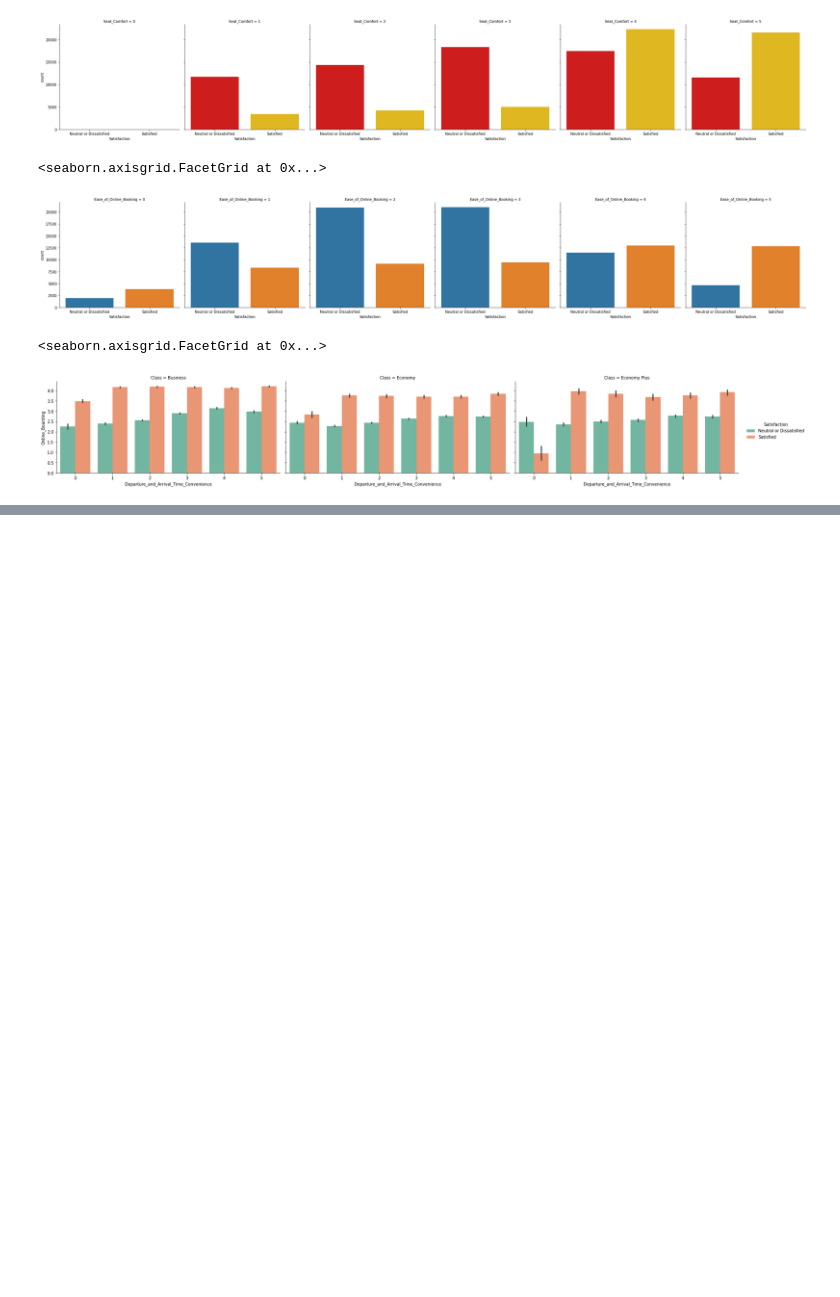
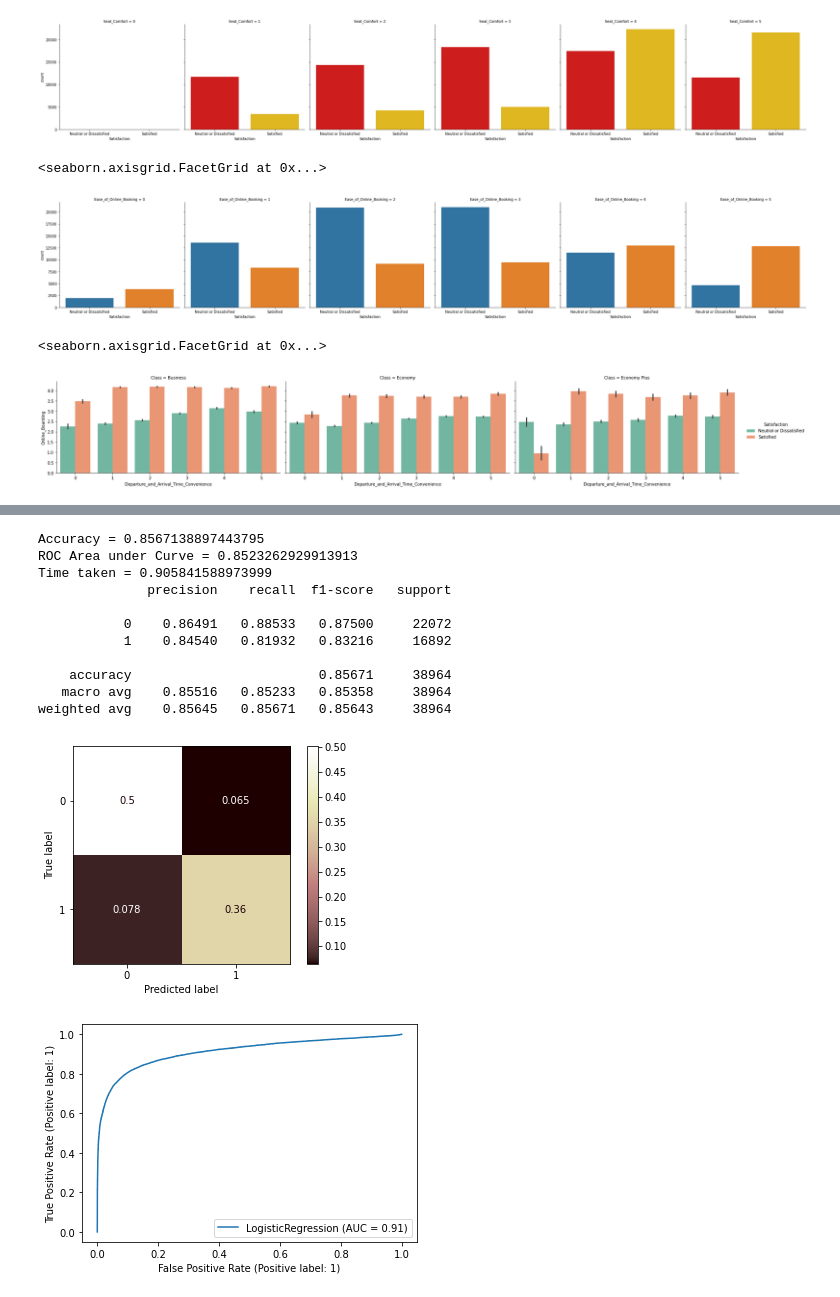
Before and after one commit to ibe-abu-chi/python_EDA, a Jupyter notebook: Airline_satisfaction.ipynb, the cells around one changed output, grey strips where cells are left out. Saved outputs shown, nothing was run; the diff lists cells and outputs as text; code cells hidden in the pictures; blank space fills up the shorter version.

```diff
--- a/Airline_satisfaction.ipynb
+++ b/Airline_satisfaction.ipynb
@@ -290,0 +345,5 @@ sns.stripplot(x='Age', y='Satisfaction', data=df, alpha=0.3, jitter=0.2, color='
+# %%
+r_scaler = preprocessing.MinMaxScaler()
+r_scaler.fit(df)
+modified_data = pd.DataFrame(r_scaler.transform(df), columns=df.columns)
+modified_data.head()
@@ -290,0 +406,52 @@ sns.stripplot(x='Age', y='Satisfaction', data=df, alpha=0.3, jitter=0.2, color='
+# %%
+X = df[['Type_of_Travel','In-flight_Wifi_Service','Online_Boarding','Seat_Comfort','Flight_Distance', 'In-flight_Entertainment','On-board_Service','Leg_Room_Service',
+        'Cleanliness','Check-in_Service', 'In-flight_Service', 'Baggage_Handling', 'Gender', 'Age']]
+y = df['Satisfaction']
+
+# Split into test and train
+X_train, X_test, y_train, y_test = train_test_split(X, y, test_size= .3, random_state=1)
+
+# Normalize Features
+scaler = StandardScaler()
+X_train = scaler.fit_transform(X_train)
+X_test = scaler.fit_transform(X_test)
+# %%
+def run_model(model, X_train, y_train, X_test, y_test, verbose=True):
+    t0=time.time()
+    if verbose == False:
+        model.fit(X_train,y_train.ravel(), verbose=0)
+    else:
+        model.fit(X_train,y_train.ravel())
+    y_pred = model.predict(X_test)
+    accuracy = accuracy_score(y_test, y_pred)
+    roc_auc = roc_auc_score(y_test, y_pred)
+    time_taken = time.time()-t0
+    print("Accuracy = {}".format(accuracy))
+    print("ROC Area under Curve = {}".format(roc_auc))
+    print("Time taken = {}".format(time_taken))
+    print(classification_report(y_test,y_pred,digits=5))
+    plot_confusion_matrix(model, X_test, y_test,cmap=plt.cm.pink, normalize = 'all')
+    plot_roc_curve(model, X_test, y_test)
+
+    return model, accuracy, roc_auc, time_taken
+# %%
+# Logistic Regression penalized with Elastic Net (L1 penalty = 50%, L2 penalty = 50%)
+
+params_lr = {'penalty': 'elasticnet', 'l1_ratio':0.5, 'solver': 'saga'}
+
+model_lr = LogisticRegression(**params_lr)
+model_lr, accuracy_lr, roc_auc_lr, tt_lr = run_model(model_lr, X_train, y_train, X_test, y_test)
+# %% [output]
+Accuracy = 0.8567138897443795
+ROC Area under Curve = 0.8523262929913913
+Time taken = 0.905841588973999
+              precision    recall  f1-score   support
+
+           0    0.86491   0.88533   0.87500     22072
+           1    0.84540   0.81932   0.83216     16892
+
+    accuracy                        0.85671     38964
+   macro avg    0.85516   0.85233   0.85358     38964
+weighted avg    0.85645   0.85671   0.85643     38964
+[figure, added]
+[figure, added]
```
Also changed, not shown: parts of 34 cells of this notebook.
